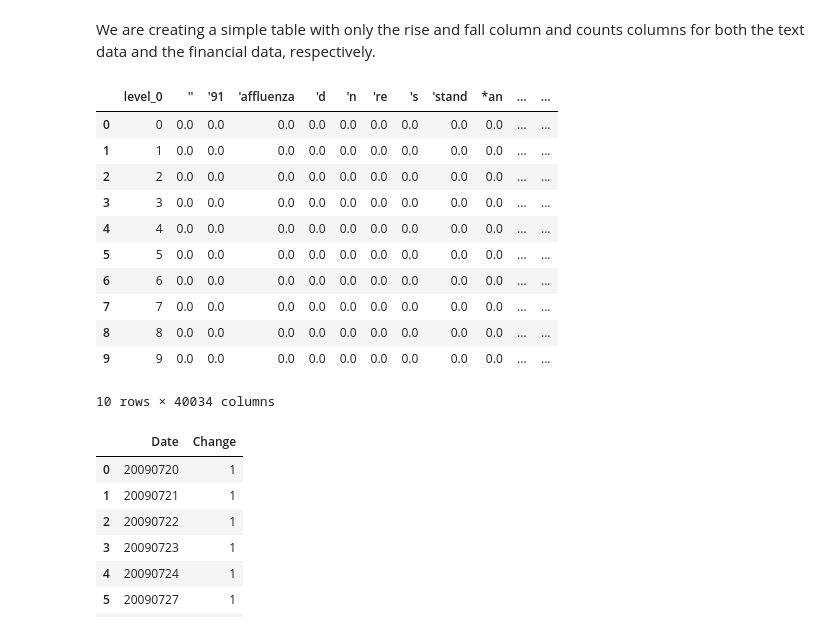
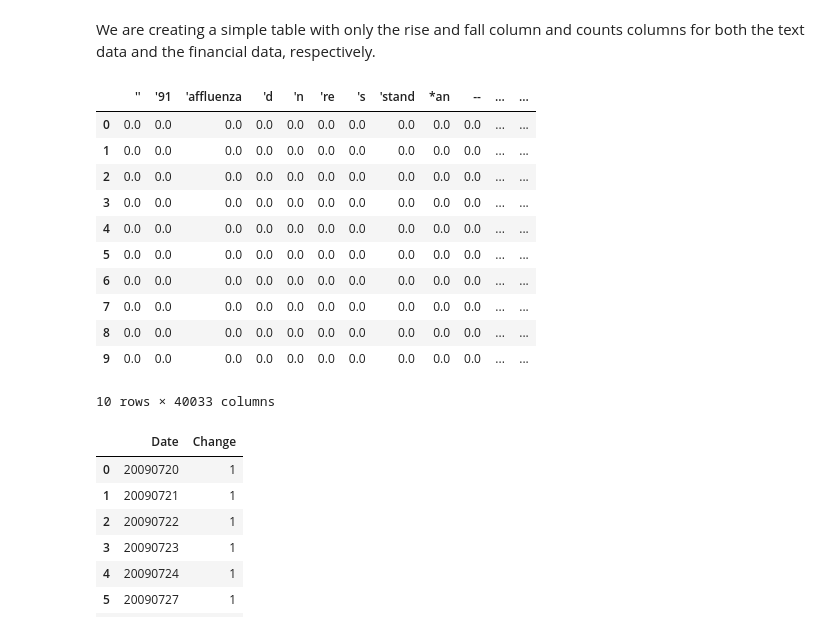
Before and after one commit to dsgray/Portfolio, a Jupyter notebook: Market Prediction with NLP/Final Report/NYTimes4.ipynb, the cells around one changed output. Cells and saved outputs as stored; diff of their text form; code cells hidden in the pictures.

```diff
--- a/Market Prediction with NLP/Final Report/NYTimes4.ipynb
+++ b/Market Prediction with NLP/Final Report/NYTimes4.ipynb
@@ -259,20 +259,21 @@ We are creating a simple table with only the rise and fall column and counts col
 reset_copy_filling_df = copy_filling_df.reset_index()
 no_date_copy_filling_df = reset_copy_filling_df.drop(["Date"], axis=1)
 # %%
+no_date_copy_filling_df = no_date_copy_filling_df.drop(["level_0"], axis=1)
 no_date_copy_filling_df.head(10)
 # %% [output]
-|  | level_0 | '' | '91 | 'affluenza | 'd | 'n | 're | 's | 'stand | *an | ... | ... |
-| 0 | 0 | 0.0 | 0.0 | 0.0 | 0.0 | 0.0 | 0.0 | 0.0 | 0.0 | 0.0 | ... | ... |
-| 1 | 1 | 0.0 | 0.0 | 0.0 | 0.0 | 0.0 | 0.0 | 0.0 | 0.0 | 0.0 | ... | ... |
-| 2 | 2 | 0.0 | 0.0 | 0.0 | 0.0 | 0.0 | 0.0 | 0.0 | 0.0 | 0.0 | ... | ... |
-| 3 | 3 | 0.0 | 0.0 | 0.0 | 0.0 | 0.0 | 0.0 | 0.0 | 0.0 | 0.0 | ... | ... |
-| 4 | 4 | 0.0 | 0.0 | 0.0 | 0.0 | 0.0 | 0.0 | 0.0 | 0.0 | 0.0 | ... | ... |
-| 5 | 5 | 0.0 | 0.0 | 0.0 | 0.0 | 0.0 | 0.0 | 0.0 | 0.0 | 0.0 | ... | ... |
-| 6 | 6 | 0.0 | 0.0 | 0.0 | 0.0 | 0.0 | 0.0 | 0.0 | 0.0 | 0.0 | ... | ... |
-| 7 | 7 | 0.0 | 0.0 | 0.0 | 0.0 | 0.0 | 0.0 | 0.0 | 0.0 | 0.0 | ... | ... |
-| 8 | 8 | 0.0 | 0.0 | 0.0 | 0.0 | 0.0 | 0.0 | 0.0 | 0.0 | 0.0 | ... | ... |
-| 9 | 9 | 0.0 | 0.0 | 0.0 | 0.0 | 0.0 | 0.0 | 0.0 | 0.0 | 0.0 | ... | ... |
+|  | '' | '91 | 'affluenza | 'd | 'n | 're | 's | 'stand | *an | -- | ... | ... |
+| 0 | 0.0 | 0.0 | 0.0 | 0.0 | 0.0 | 0.0 | 0.0 | 0.0 | 0.0 | 0.0 | ... | ... |
+| 1 | 0.0 | 0.0 | 0.0 | 0.0 | 0.0 | 0.0 | 0.0 | 0.0 | 0.0 | 0.0 | ... | ... |
+| 2 | 0.0 | 0.0 | 0.0 | 0.0 | 0.0 | 0.0 | 0.0 | 0.0 | 0.0 | 0.0 | ... | ... |
+| 3 | 0.0 | 0.0 | 0.0 | 0.0 | 0.0 | 0.0 | 0.0 | 0.0 | 0.0 | 0.0 | ... | ... |
+| 4 | 0.0 | 0.0 | 0.0 | 0.0 | 0.0 | 0.0 | 0.0 | 0.0 | 0.0 | 0.0 | ... | ... |
+| 5 | 0.0 | 0.0 | 0.0 | 0.0 | 0.0 | 0.0 | 0.0 | 0.0 | 0.0 | 0.0 | ... | ... |
+| 6 | 0.0 | 0.0 | 0.0 | 0.0 | 0.0 | 0.0 | 0.0 | 0.0 | 0.0 | 0.0 | ... | ... |
+| 7 | 0.0 | 0.0 | 0.0 | 0.0 | 0.0 | 0.0 | 0.0 | 0.0 | 0.0 | 0.0 | ... | ... |
+| 8 | 0.0 | 0.0 | 0.0 | 0.0 | 0.0 | 0.0 | 0.0 | 0.0 | 0.0 | 0.0 | ... | ... |
+| 9 | 0.0 | 0.0 | 0.0 | 0.0 | 0.0 | 0.0 | 0.0 | 0.0 | 0.0 | 0.0 | ... | ... |
-10 rows × 40034 columns
+10 rows × 40033 columns
 # %%
 copy_change_data = change_data
 # %%
```
Also changed, not shown: parts of 3 cells of this notebook.
